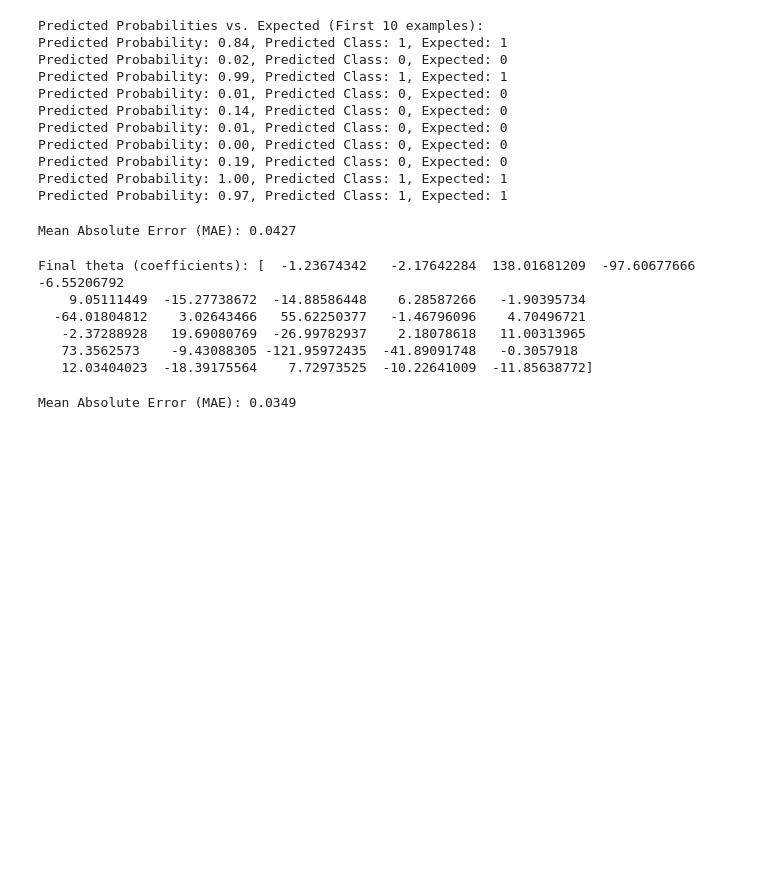
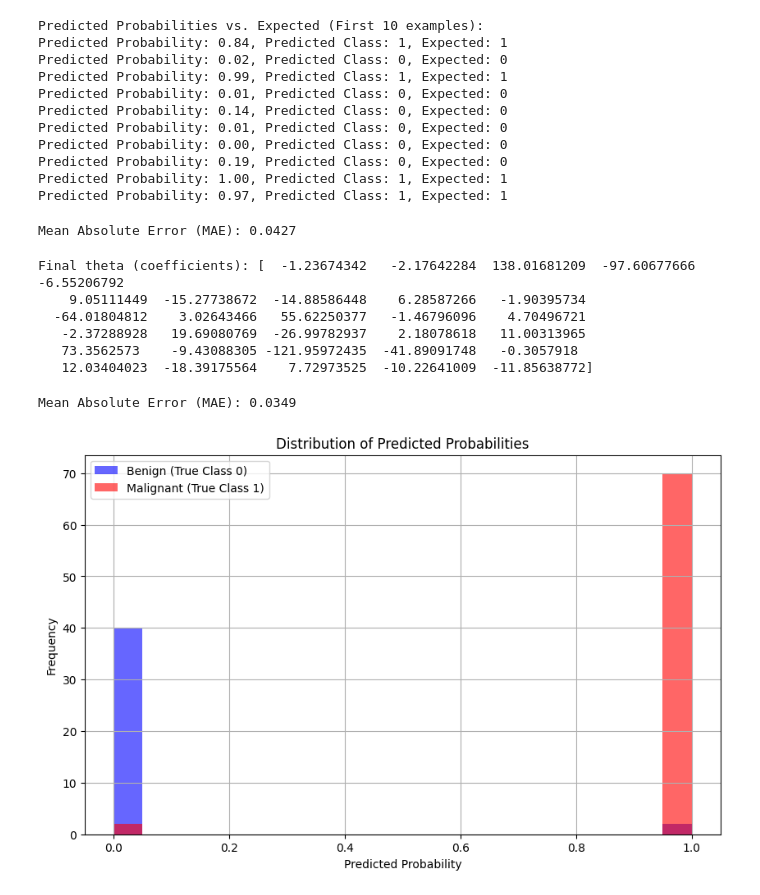
Before and after one commit to NoviceDev92/ML-Journey, a Jupyter notebook: Logistic_Regression.ipynb, the cells around one changed output. Drawn from its saved outputs; the diff is of its cells as text; code cells hidden in the pictures; blank space fills up the shorter version.

```diff
--- a/Logistic_Regression.ipynb
+++ b/Logistic_Regression.ipynb
@@ -130,3 +130,15 @@ mae = mean_absolute_error(y_test, y_pred_proba)
 print(f"Mean Absolute Error (MAE): {mae:.4f}")
 # %% [output]
 Mean Absolute Error (MAE): 0.0349
+# %%
+plt.figure(figsize=(10, 6))
+plt.hist(y_pred_proba[y_test == 0], bins=20, alpha=0.6, label='Benign (True Class 0)', color='blue')
+plt.hist(y_pred_proba[y_test == 1], bins=20, alpha=0.6, label='Malignant (True Class 1)', color='red')
+plt.title('Distribution of Predicted Probabilities')
+plt.xlabel('Predicted Probability')
+plt.ylabel('Frequency')
+plt.legend()
+plt.grid(True)
+plt.show()
+# %% [output]
+[figure, added]
```
Also changed, not shown: 1 other file.
